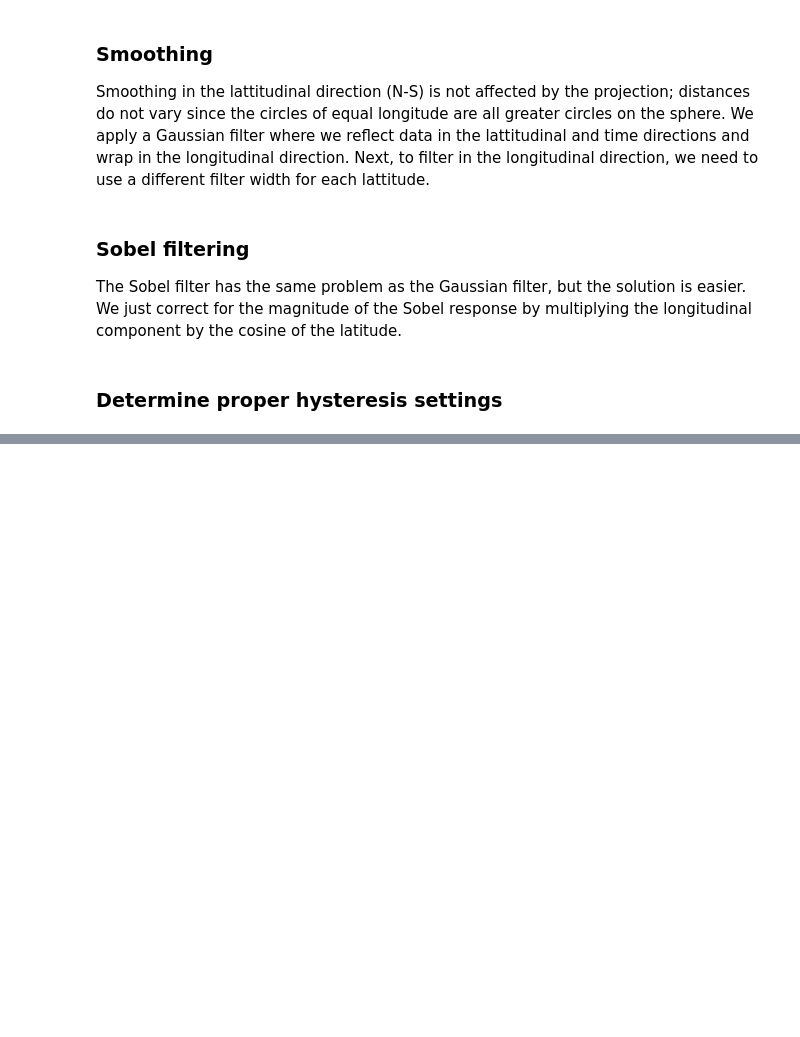
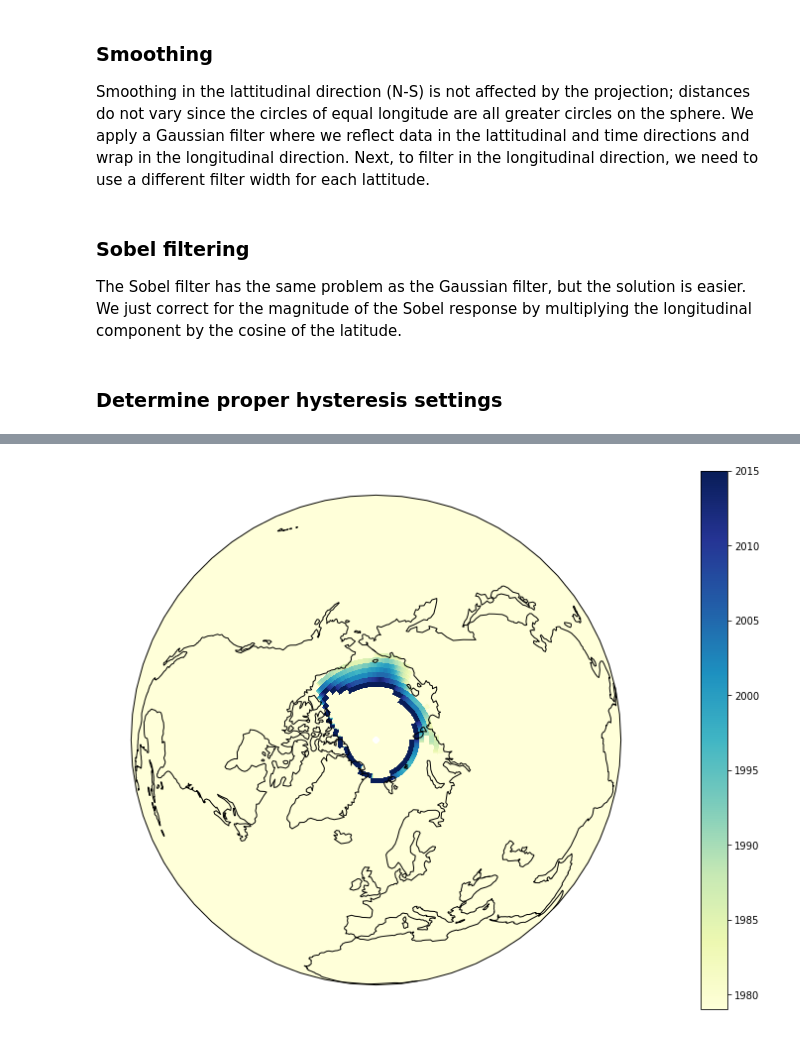
Before and after one commit to abrupt-climate/notebooks, a Jupyter notebook: Observationals_seaice.ipynb, the cells around one changed output, grey strips where cells are left out. Saved outputs shown, nothing was run; the diff lists cells and outputs as text; code cells hidden in the pictures; blank space fills up the shorter version.

```diff
--- a/Observationals_seaice.ipynb
+++ b/Observationals_seaice.ipynb
@@ -124,3 +125,8 @@ plot_mollweide(box, m.sum(axis=0))
+# %%
+years = np.array([d.year for d in box.dates])
+plot_orthographic_np(box, (years[:,None,None]*m).max(axis=0),  cmap='YlGnBu', vmin=1979)
+# %% [output]
+[figure, added]
 # %%
 labels, n_features = ndimage.label(m, ndimage.generate_binary_structure(3, 3))
 print(n_features)
```
Also changed, not shown: parts of 11 cells of this notebook, 1 other file.
